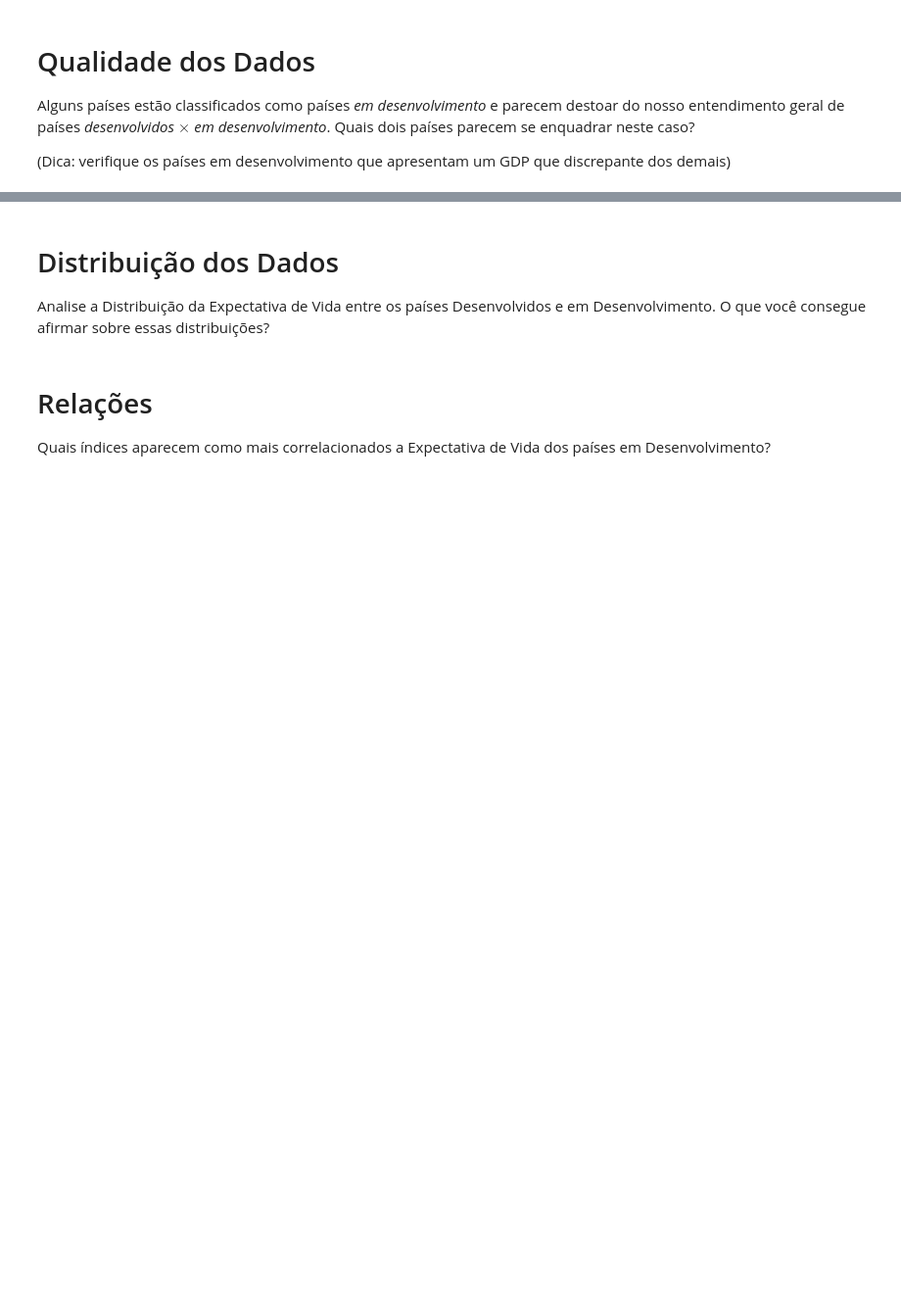
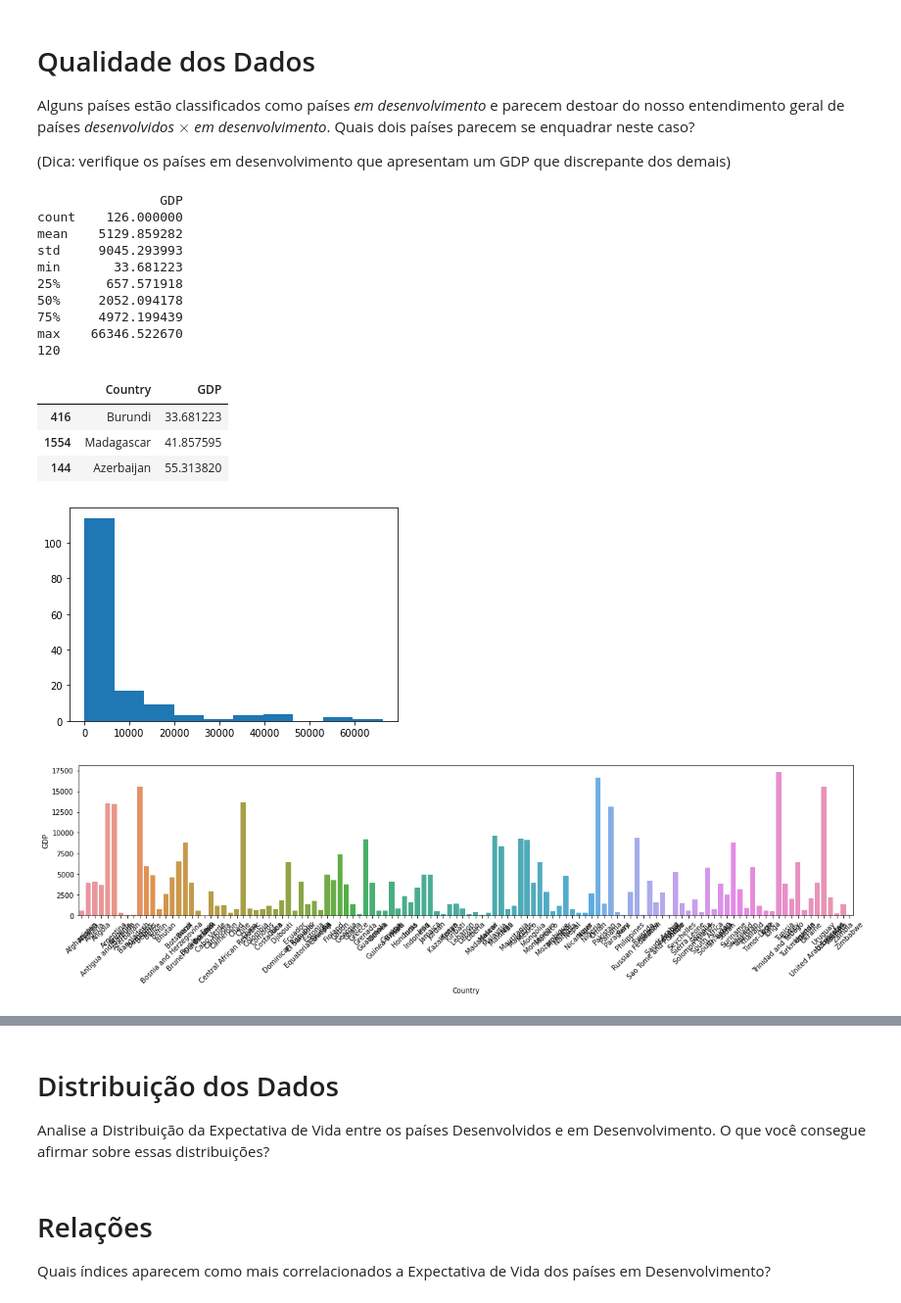
Before and after one commit to smilesrgouveia/Aula, a Jupyter notebook: PL_Python_4_exercicio_RG.ipynb, the cells around one changed output, grey strips where cells are left out. Shown: that part at 98% size. Cells and saved outputs as stored; diff of their text form; code cells hidden in the pictures; blank space fills up the shorter version.

```diff
--- a/PL_Python_4_exercicio_RG.ipynb
+++ b/PL_Python_4_exercicio_RG.ipynb
@@ -59,0 +79,39 @@ Alguns países estão classificados como países *em desenvolvimento* e parecem
+# %%
+# Seu código
+developing = WHO [ WHO.Status == 'Developing'] [['Country', 'GDP']]
+developing.head()
+
+print(developing.describe())
+
+#plt.hist(developing.GDP)
+
+discrep = developing[ developing.GDP < 20000 ]
+plt.hist(WHO.GDP)
+print(len(discrep))
+
+
+
+plt.figure(figsize=(20,4))
+sns.barplot(x=discrep.Country, y=discrep.GDP)
+plt.xticks(rotation=45)
+
+
+
+developing.loc[developing.GDP.nsmallest(3).index][['Country','GDP']]
+# %% [output]
+                GDP
+count    126.000000
+mean    5129.859282
+std     9045.293993
+min       33.681223
+25%      657.571918
+50%     2052.094178
+75%     4972.199439
+max    66346.522670
+120
+|  | Country | GDP |
+| 416 | Burundi | 33.681223 |
+| 1554 | Madagascar | 41.857595 |
+| 144 | Azerbaijan | 55.313820 |
+[figure, added]
+[figure, added]
```
Also changed, not shown: parts of 4 cells of this notebook.
